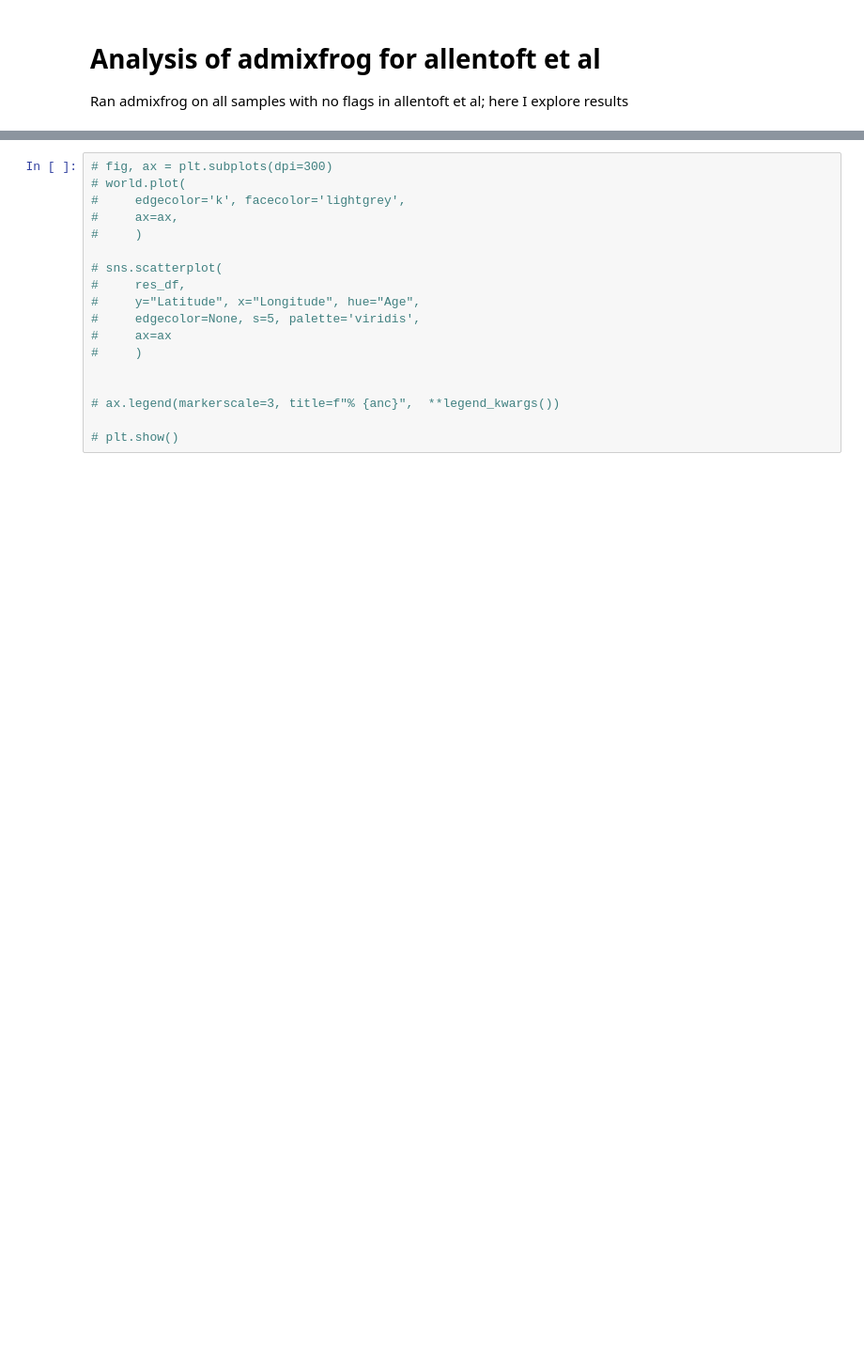
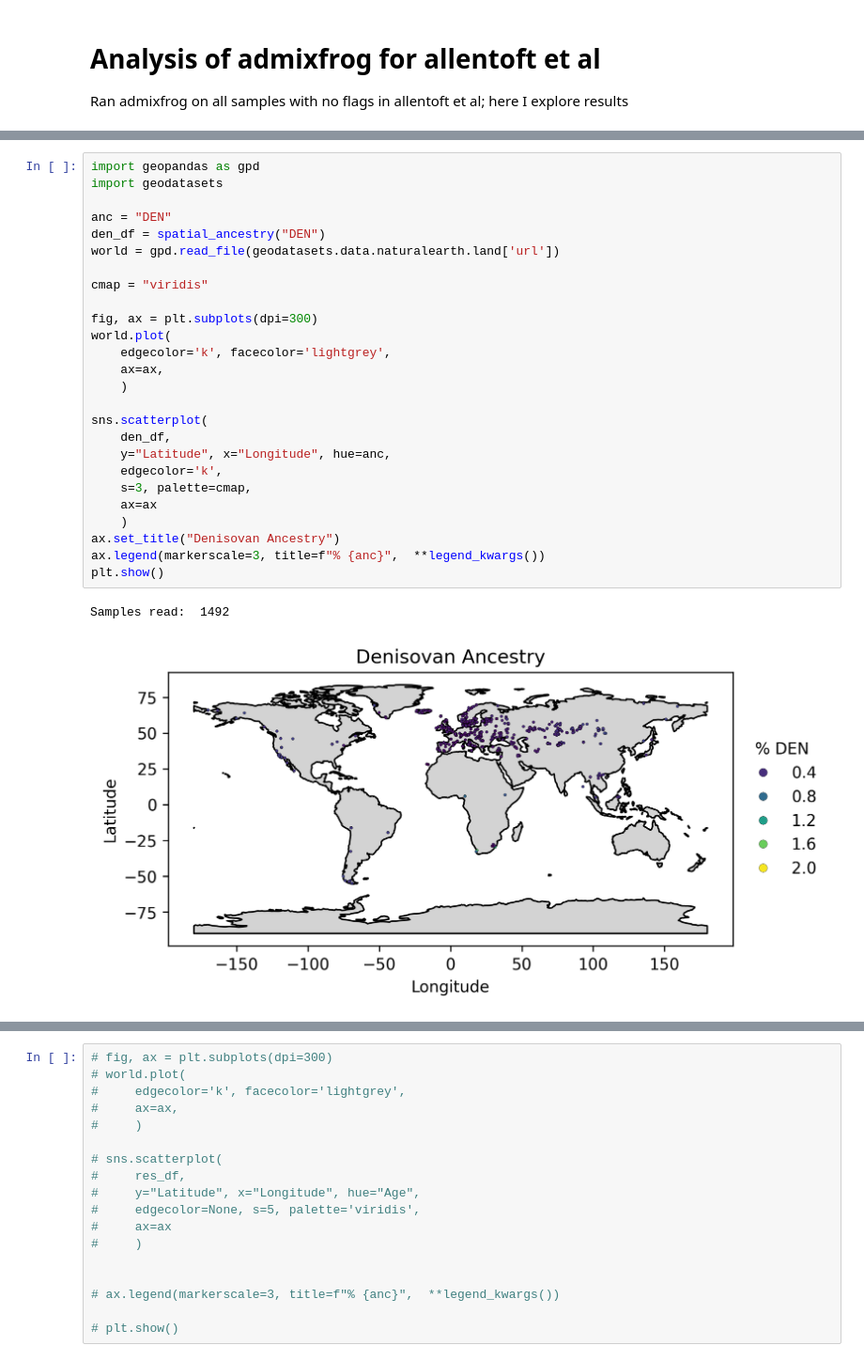
Before and after one commit to jedsurf/moorjani-rotation, a Jupyter notebook: notebooks/241004_admixfrog_out.ipynb, the cells around one changed output, grey strips where cells are left out. Shown at 94% size. Saved outputs shown, nothing was run; the diff lists cells and outputs as text; blank space fills up the shorter version.

```diff
--- a/notebooks/241004_admixfrog_out.ipynb
+++ b/notebooks/241004_admixfrog_out.ipynb
@@ -149,0 +213,29 @@ plt.show()
+# %%
+import geopandas as gpd
+import geodatasets
+
+anc = "DEN"
+den_df = spatial_ancestry("DEN")
+world = gpd.read_file(geodatasets.data.naturalearth.land['url'])
+
+cmap = "viridis"
+
+fig, ax = plt.subplots(dpi=300)
+world.plot(
+    edgecolor='k', facecolor='lightgrey',
+    ax=ax,
+    )
+
+sns.scatterplot(
+    den_df,
+    y="Latitude", x="Longitude", hue=anc,
+    edgecolor='k',
+    s=3, palette=cmap,
+    ax=ax
+    )
+ax.set_title("Denisovan Ancestry")
+ax.legend(markerscale=3, title=f"% {anc}",  **legend_kwargs())
+plt.show()
+# %% [output]
+Samples read:  1492
+[figure, added]
```
Also changed, not shown: parts of 31 cells of this notebook.
